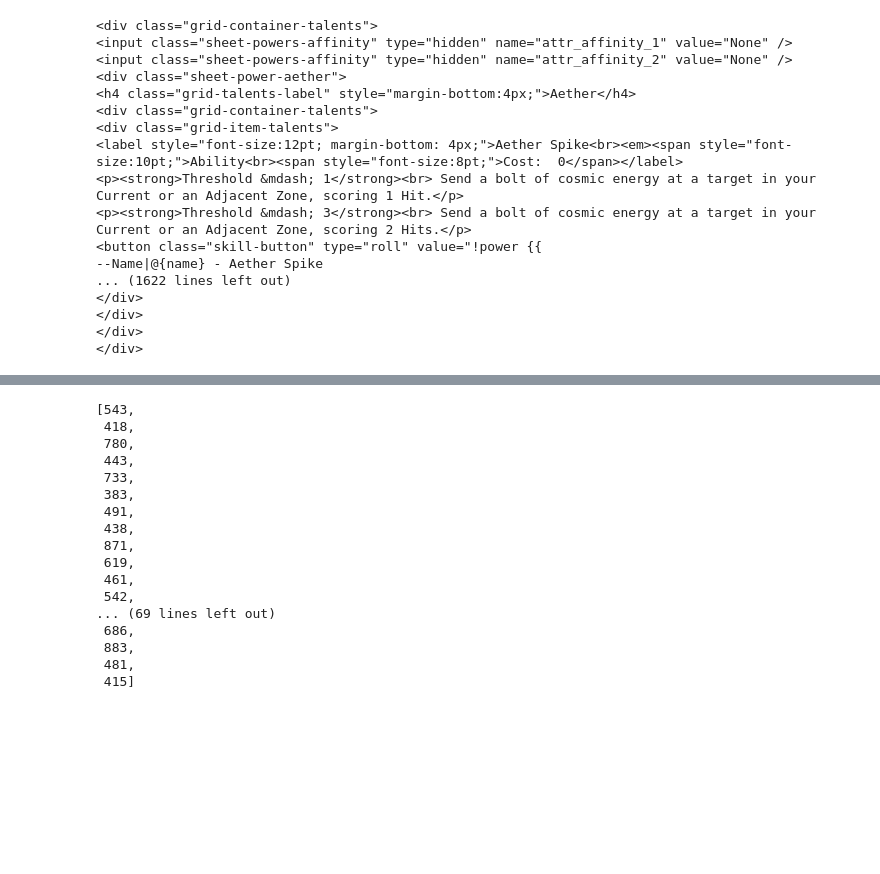
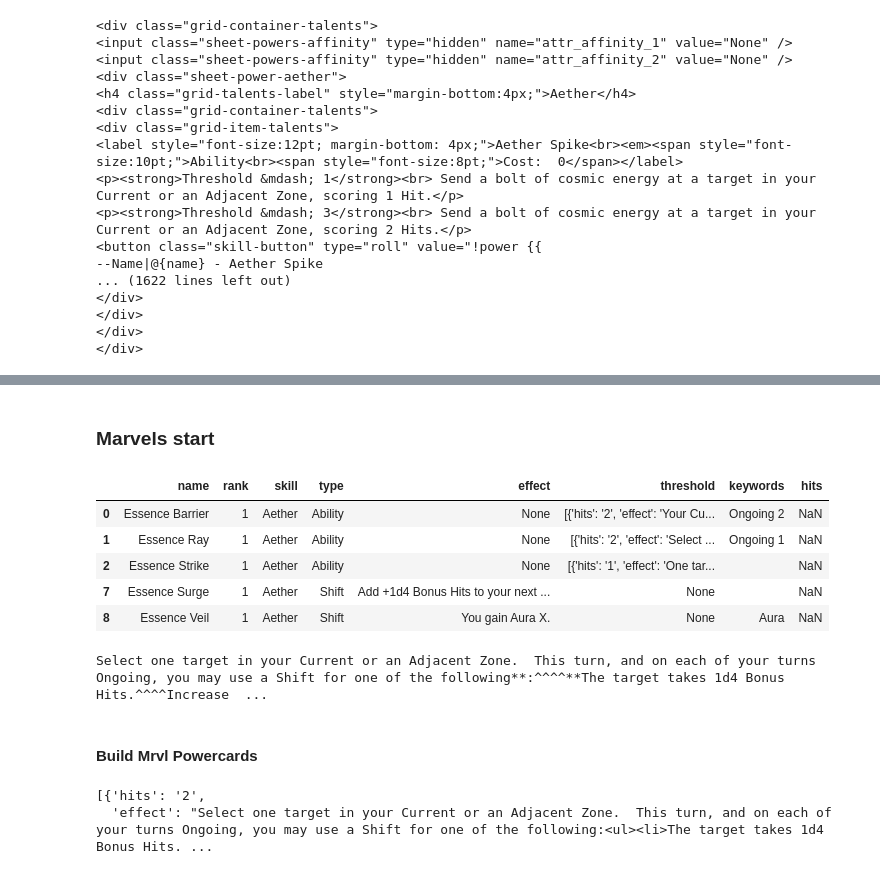
Before and after one commit to donalharrison/no1_system, a Jupyter notebook: code/build_character_sheet/nb_build_character_sheet.ipynb, the cells around one changed output, grey strips where cells are left out. Saved outputs shown, nothing was run; the diff lists cells and outputs as text; code cells hidden in the pictures; blank space fills up the shorter version.

Commit message:
sheet updates and build updates

```diff
--- a/code/build_character_sheet/nb_build_character_sheet.ipynb
+++ b/code/build_character_sheet/nb_build_character_sheet.ipynb
@@ -747,20 +735,14 @@ print(div_str)
-# %%
-[len(p) for p in df_techniques['pcard']]
-# %% [output]
-[543,
- 418,
- 780,
- 443,
- 733,
- 383,
- 491,
- 438,
- 871,
- 619,
- 461,
- 542,
-... (69 lines left out)
- 686,
- 883,
- 481,
- 415]
+# %% [markdown]
+### Marvels start
+# %%
+df_marvels = pd.DataFrame.from_records(powers_data['marvels'])
+df_marvels.sort_values(by=['skill', 'rank'], inplace=True)
+# %%
+df_marvels.head()
+# %% [output]
+|  | name | rank | skill | type | effect | threshold | keywords | hits |
+| 0 | Essence Barrier | 1 | Aether | Ability | None | [{'hits': '2', 'effect': 'Your Cu... | Ongoing 2 | NaN |
+| 1 | Essence Ray | 1 | Aether | Ability | None | [{'hits': '2', 'effect': 'Select ... | Ongoing 1 | NaN |
+| 2 | Essence Strike | 1 | Aether | Ability | None | [{'hits': '1', 'effect': 'One tar... |  | NaN |
+| 7 | Essence Surge | 1 | Aether | Shift | Add +1d4 Bonus Hits to your next ... | None |  | NaN |
+| 8 | Essence Veil | 1 | Aether | Shift | You gain Aura X. | None | Aura | NaN |
@@ -766,0 +753,16 @@ print(div_str)
+# %%
+t = df_marvels[(df_marvels['name']=='Essence Ray') & (df_marvels['skill']=='Lux')].copy()
+i = 1
+for t in t['threshold']:
+    for i in t:
+        clean_effect = i['effect'].replace('choose', '**choose').replace(':<ul><li>', '**:^^^^**').replace('</li><li>', '^^^^').replace('</li></ul>', '**')
+        print(clean_effect)
+# %% [output]
+Select one target in your Current or an Adjacent Zone.  This turn, and on each of your turns Ongoing, you may use a Shift for one of the following**:^^^^**The target takes 1d4 Bonus Hits.^^^^Increase  ...
+# %% [markdown]
+#### Build Mrvl Powercards
+# %%
+t
+# %% [output]
+[{'hits': '2',
+  'effect': "Select one target in your Current or an Adjacent Zone.  This turn, and on each of your turns Ongoing, you may use a Shift for one of the following:<ul><li>The target takes 1d4 Bonus Hits. ...
```
Also changed, not shown: parts of 5 cells of this notebook, 4 other files.
